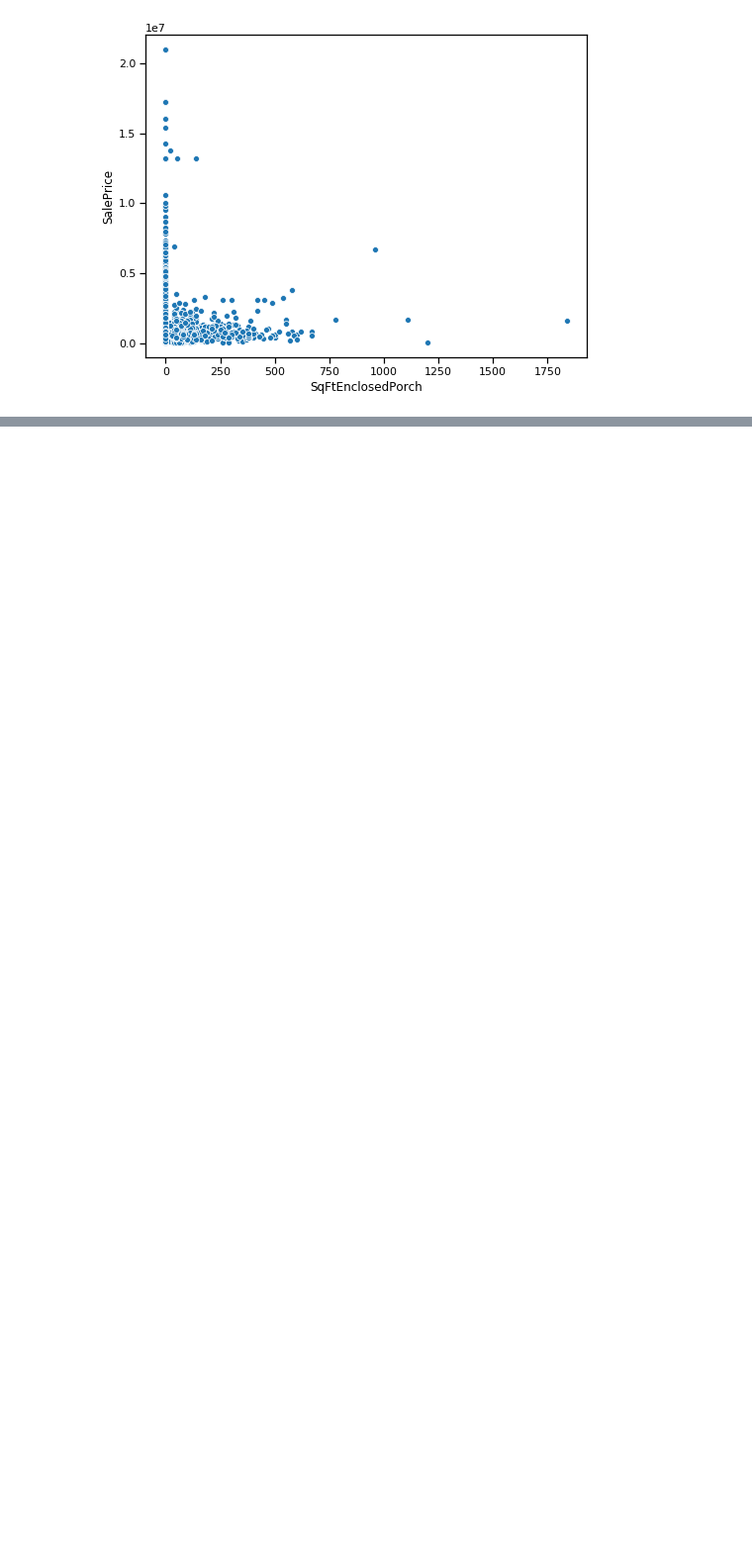
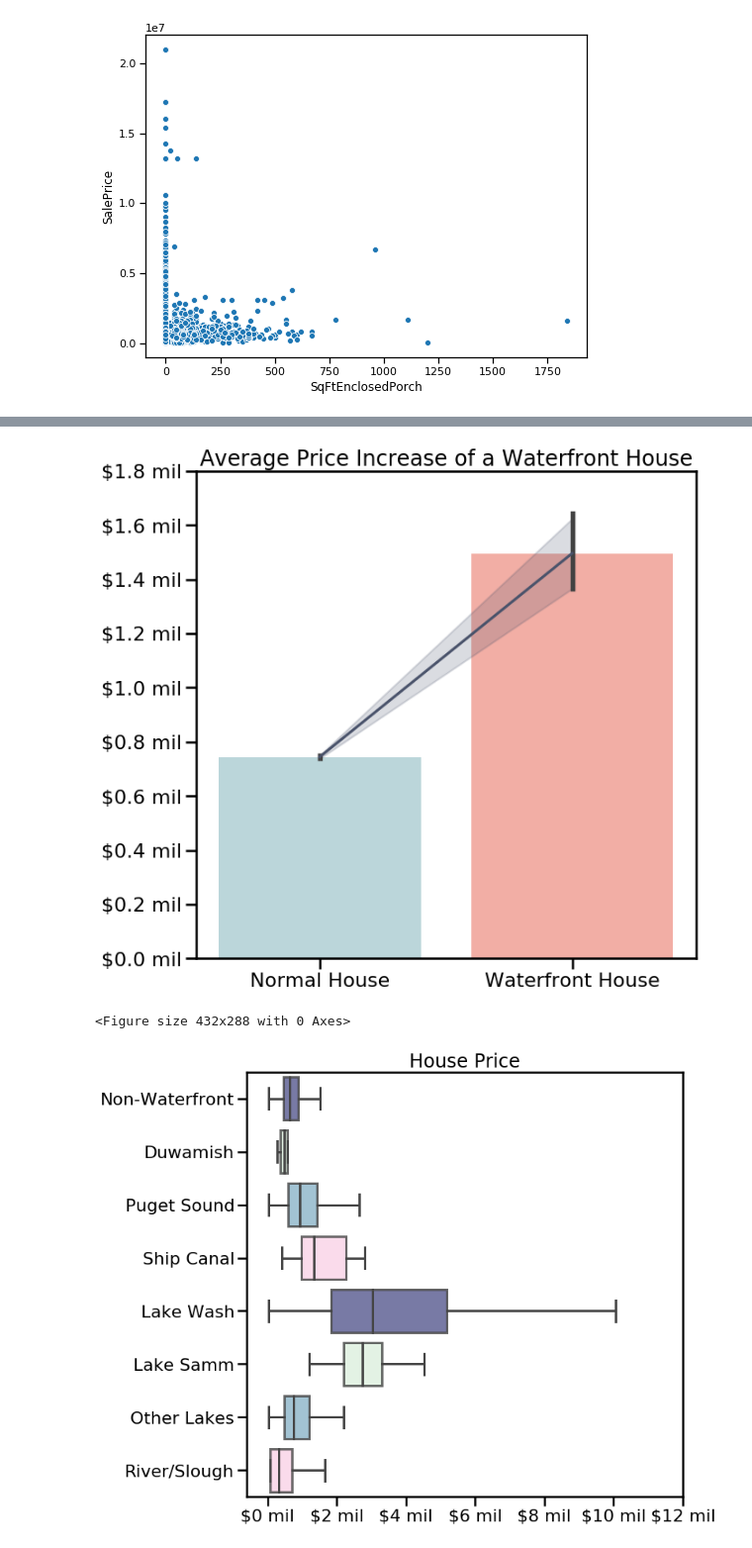
Before and after one commit to ghPRao/phase_2_project_chicago-sf-seattle-ds-082420, a Jupyter notebook: index.ipynb, the cells around one changed output, grey strips where cells are left out. Shown at 99% size. Cells and saved outputs as stored; diff of their text form; code cells hidden in the pictures; blank space fills up the shorter version.

Commit message:
uploading merged code

```diff
--- a/index.ipynb
+++ b/index.ipynb
@@ -415,0 +437,6 @@ porch_sale_tier()
+# %%
+water_front_sales(df_merged)
+# %% [output]
+[figure, added]
+<Figure size 432x288 with 0 Axes>
+[figure, added]
```
Also changed, not shown: parts of 18 cells of this notebook, 29 other files.
